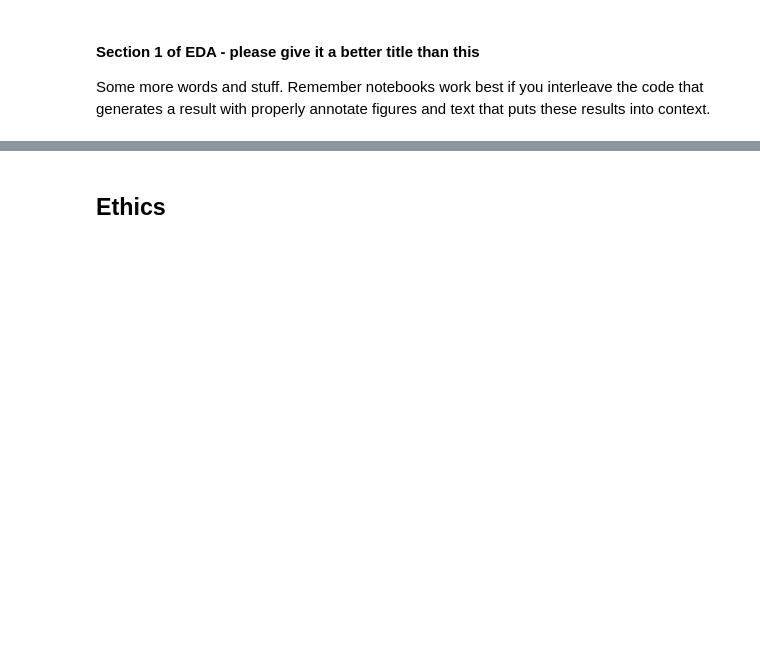
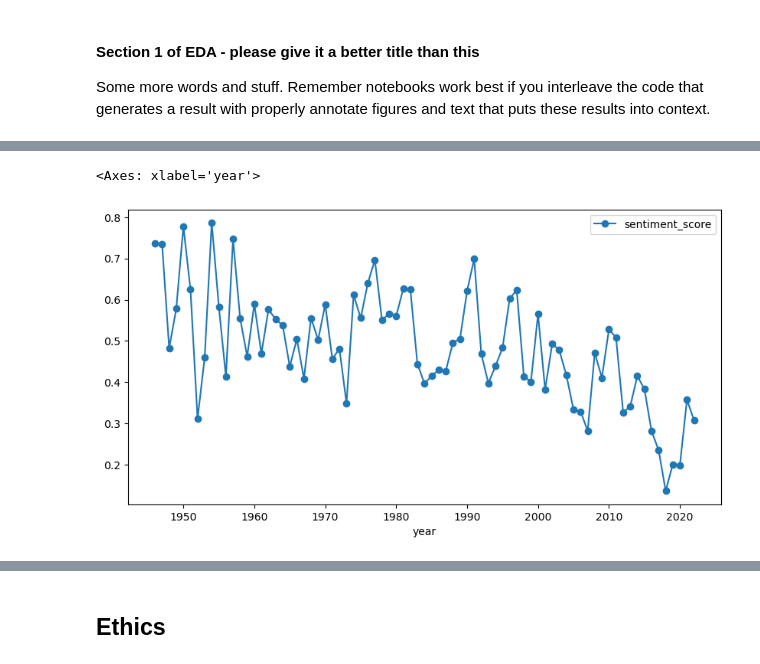
Before and after one commit to COGS108/Group104_WI26, a Jupyter notebook: 02-EDACheckpoint.ipynb, the cells around one changed output, grey strips where cells are left out. Saved outputs shown, nothing was run; the diff lists cells and outputs as text; code cells hidden in the pictures; blank space fills up the shorter version.

```diff
--- a/02-EDACheckpoint.ipynb
+++ b/02-EDACheckpoint.ipynb
@@ -447,3 +553,8 @@ Some more words and stuff.  Remember notebooks work best if you interleave the c
+# %%
+group_year.plot(x='year', y='sentiment_score', marker='o', figsize=(10, 5))
+# %% [output]
+<Axes: xlabel='year'>
+[figure, added]
 # %% [markdown]
 #### Section 2 of EDA if you need it  - please give it a better title than this
 
```
Also changed, not shown: parts of 18 cells of this notebook.
